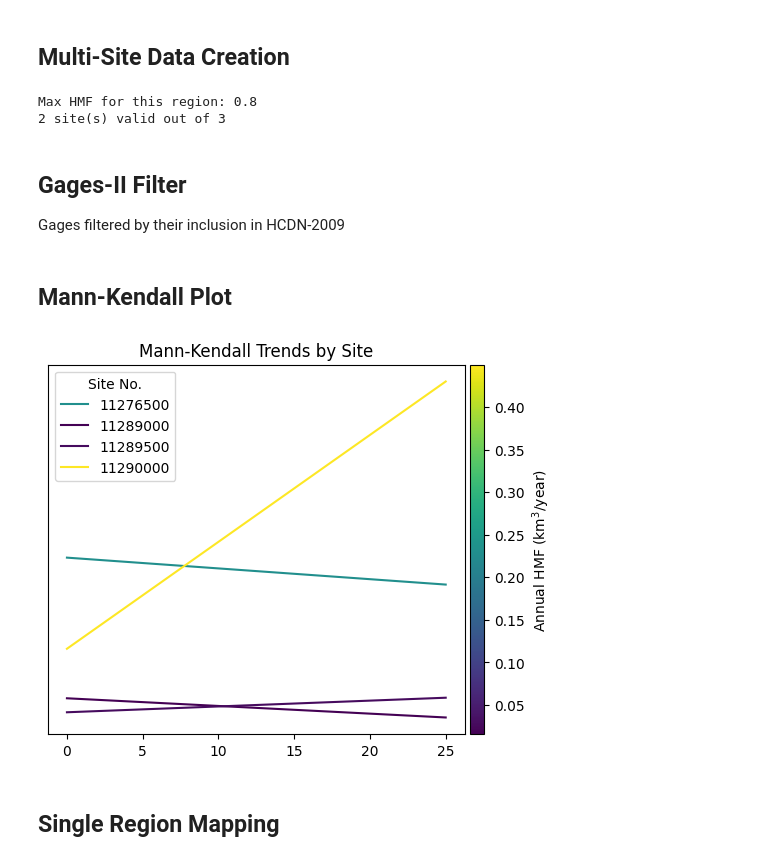
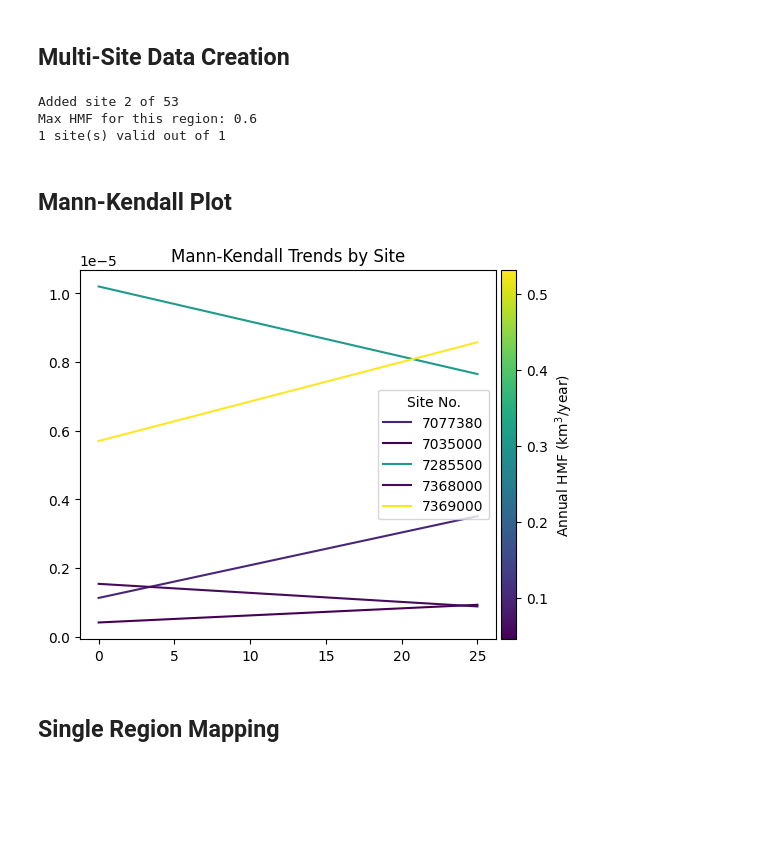
Before and after one commit to AlekWithK/DahlkeLab_LAWR, a Jupyter notebook: site_data.ipynb, the cells around one changed output. Cells and saved outputs as stored; diff of their text form; code cells hidden in the pictures; blank space fills up the shorter version.

```diff
--- a/site_data.ipynb
+++ b/site_data.ipynb
@@ -320,6 +324,9 @@ Total Sites: 20 in the state of CA in the given WB
 # %% [markdown]
 ## Multi-Site Data Creation<br>
 # %%
+from IPython.display import clear_output
+import time
+
 # REQUIRES: 'df_state_sites' from 'Multi-Site Filtering'
 # Used for now to limit runtime
 site_limit = 3
@@ -334,43 +341,50 @@ def create_multi_site_data(df_state_sites: pd.DataFrame, site_limit: int):
 
 	for index, row in df_state_sites.iterrows():
 		while index < site_limit:
-			# Date converstion for use with dataretrieval (doesn't behave with HH:MM:SS)
-			ts_obj = pd.to_datetime(row['sv_begin_date'])
-			start = str(ts_obj.date())
-			ts_obj = pd.to_datetime(row['sv_end_date'])
-			end = str(ts_obj.date())
+			# Create a dataframe for the current site in the iteration to perform calculations on
+			df = nwis.get_record(sites=row['site_no'], service=SERVICE, parameterCD=PARAM_CODE, start=DEFAULT_START, end=DEFAULT_END)
+			df = df.reset_index()
 
-			# Create a dataframe for the current site in the iteration to perform calculations on
-			df = nwis.get_record(sites=row['site_no'], service=SERVICE, parameterCD=PARAM_CODE, start=start, end=end)
+			# Confirm that dataframe is not empty and has the required streamflow data before continuing
+			if df.empty:
+				print(f'ERROR: No data for site {row["site_no"]}')
+				break
+			if '00060_Mean' not in df.columns:
+				print(f'ERROR: No 00060_Mean data for site {row["site_no"]}')
+				break
 
-			#df = nwis.get_record(sites='11447650', service=SERVICE, parameterCD=PARAM_CODE, start='1948-10-01', end='2014-09-30')
+			start = df['datetime'].iloc[0].date()
+			end = df['datetime'].iloc[-1].date()
+			range = round((end - start).days / 365.25, 1)
+
+			# Ignore sites with less than the minimum required years of data
+			if range < MIN_DATA_PERIOD:
+				break
+
 			df_single_site = single_site_data(df, df, start, end)
-			#single_site_report(avg_duration, inter_annual, total_hmf_flow, six_month_hmf, three_month_hmf, hmf_years)
-			#print(df)
 
 			# Append positional data to dataframe created by single_site_data()
-			pos_data = {'dec_lat_va': row['dec_lat_va'], 'dec_long_va': row['dec_long_va']}
-			pos_data = pd.DataFrame(pos_data, index=['0'])
-			df_single_site = pd.concat([df_single_site, pos_data], axis=1)
+			add_data = {'dec_lat_va': row['dec_lat_va'], 'dec_long_va': row['dec_long_va'], 'start': start, 'end': end, 'data_range': range}
+			add_data = pd.DataFrame(add_data, index=['0'])
+			df_single_site = pd.concat([df_single_site, add_data], axis=1)
 
 			df_multi_site_uf = pd.concat([df_multi_site_uf, df_single_site], ignore_index=True)
 			print(f'Added site {index + 1} of {len(df_state_sites)}')
 
-			clear_output(wait=True)
-			time.sleep(0.500)
+			#clear_output(wait=True)
+			#time.sleep(0.500)
 			break
 
 	return df_multi_site_uf
 
 df_multi_site_uf = create_multi_site_data(df_state_sites, site_limit)
 df_multi_site, df_invalid_site = filter_by_valid(df_multi_site_uf)
+#df_multi_site = gages_2_filtering(df_multi_site)
 #print(df_multi_site)
 
 print(f'Max HMF for this region: {df_multi_site["hmf_per_year"].max():.1f}')
 print(f'{len(df_multi_site)} site(s) valid out of {len(df_multi_site_uf)}')
 # %% [output]
-Max HMF for this region: 0.8
-2 site(s) valid out of 3
+Added site 2 of 53
+Max HMF for this region: 0.6
+1 site(s) valid out of 1
-# %% [markdown]
-## Gages-II Filter<br>
-<p>Gages filtered by their inclusion in HCDN-2009</p>
@@ -396,7 +392,7 @@ df_multi_site = gages_2_filter(df_multi_site)
 ## Mann-Kendall Plot<br>
 # %%
 # REQUIRES: 'df_multi_site' from 'Gages-II Filter' OR a spreadsheet for testing
-path = 'spreadsheets/ca_huc4_results.csv'
+path = 'aquifer_sites.csv'
 df = pd.read_csv(path)
 
 def create_mk_plot(df: pd.DataFrame):
@@ -405,35 +401,35 @@ def create_mk_plot(df: pd.DataFrame):
     df.reset_index(drop=True, inplace=True)
     df = df[df['mk_h'] == True]
 
     fig, ax = plt.subplots()
 
     vmin = df['hmf_per_year'].min()
     vmax = df['hmf_per_year'].max()
     norm = mcolors.Normalize(vmin, vmax)
     cmap = 'viridis'
     mappable = plt.cm.ScalarMappable(cmap=cmap, norm=norm)
     mappable.set_array(df['hmf_per_year'])
 
     for _, row in df.iterrows():
         slope = row['mk_slope']
         intercept = row['mk_int']
         val = row['hmf_per_year']
 
         x = np.linspace(0, 25)
         y = slope * x + intercept
         ax.plot(x, y, label=row['site_no'], color=mappable.to_rgba(val))
 
     ax.set_title('Mann-Kendall Trends by Site')
     ax.legend(title='Site No.')
-    ax.axes.get_yaxis().set_ticks([])
+    #ax.axes.get_yaxis().set_ticks([])
     plt.colorbar(mappable, label='Annual HMF ($\mathregular{km^3}$/year)', ax=ax, pad=0.01, aspect=25, orientation='vertical', alpha=1.0)
     #ax.axhline(0, color='black', linewidth=1)
     #ax.axvline(0, color='black', linewidth=1)
     plt.show()
 
 create_mk_plot(df)
 # %% [output]
-[figure, old version]
+[figure, new version]
 # %% [markdown]
 ## Single Region Mapping<br>
 # %%
```
Also changed, not shown: parts of 10 cells of this notebook, 4 other files.
